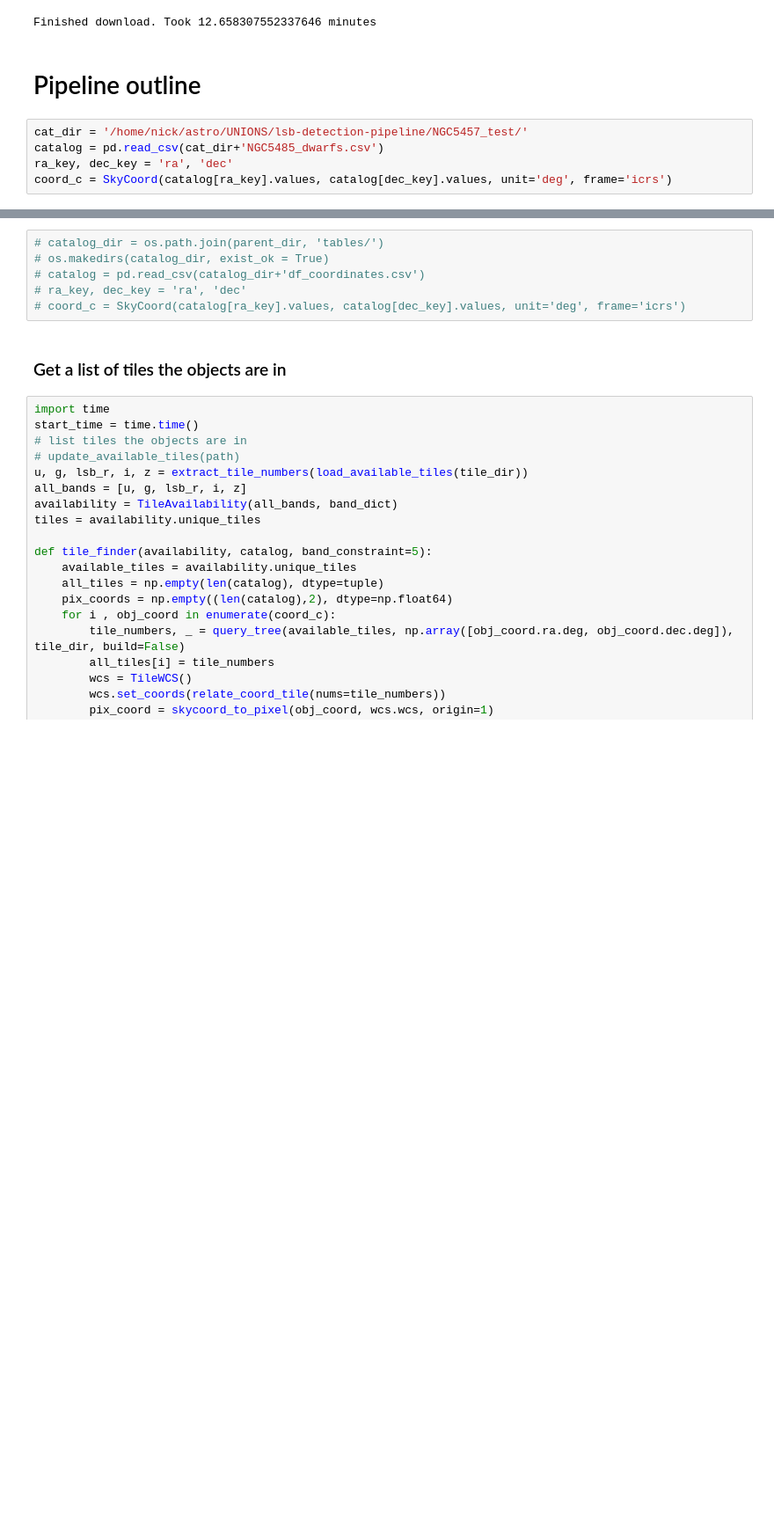
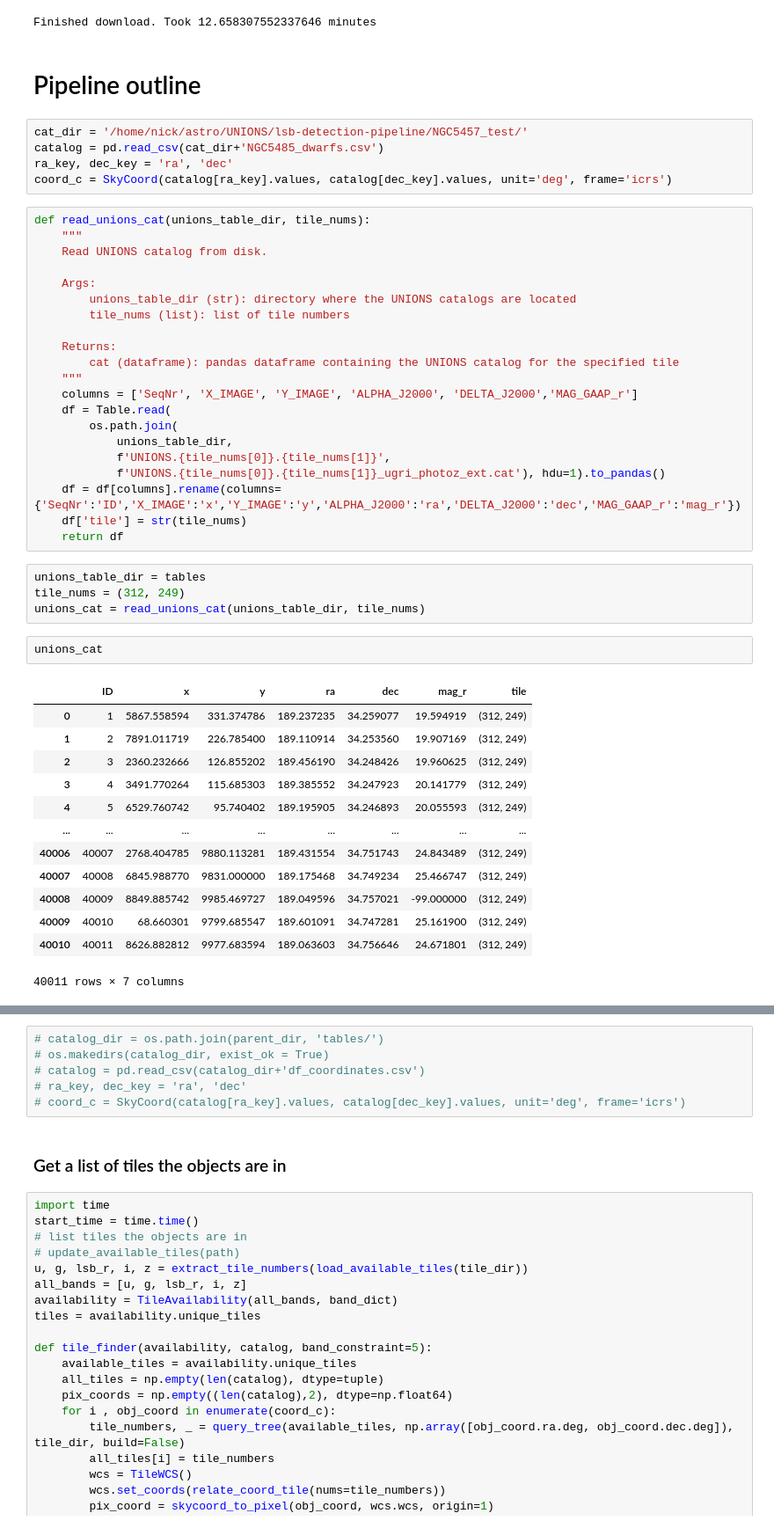
Before and after one commit to heesters-nick/TileSlicer, a Jupyter notebook: notebooks/download_data_make_cutouts.ipynb, the cells around one changed output, grey strips where cells are left out. Shown at 88% size. Cells and saved outputs as stored; diff of their text form; blank space fills up the shorter version.

Commit message:
implemented pipeline to do cutouts from unions catalogs

```diff
--- a/notebooks/download_data_make_cutouts.ipynb
+++ b/notebooks/download_data_make_cutouts.ipynb
@@ -517,3 +517,44 @@ cat_dir = '/home/nick/astro/UNIONS/lsb-detection-pipeline/NGC5457_test/'
 catalog = pd.read_csv(cat_dir+'NGC5485_dwarfs.csv')
 ra_key, dec_key = 'ra', 'dec'
 coord_c = SkyCoord(catalog[ra_key].values, catalog[dec_key].values, unit='deg', frame='icrs')
+# %%
+def read_unions_cat(unions_table_dir, tile_nums):
+    """
+    Read UNIONS catalog from disk.
+
+    Args:
+        unions_table_dir (str): directory where the UNIONS catalogs are located
+        tile_nums (list): list of tile numbers
+
+    Returns:
+        cat (dataframe): pandas dataframe containing the UNIONS catalog for the specified tile
+    """
+    columns = ['SeqNr', 'X_IMAGE', 'Y_IMAGE', 'ALPHA_J2000', 'DELTA_J2000','MAG_GAAP_r']
+    df = Table.read(
+        os.path.join(
+            unions_table_dir,
+            f'UNIONS.{tile_nums[0]}.{tile_nums[1]}',
+            f'UNIONS.{tile_nums[0]}.{tile_nums[1]}_ugri_photoz_ext.cat'), hdu=1).to_pandas()
+    df = df[columns].rename(columns={'SeqNr':'ID','X_IMAGE':'x','Y_IMAGE':'y','ALPHA_J2000':'ra','DELTA_J2000':'dec','MAG_GAAP_r':'mag_r'})
+    df['tile'] = str(tile_nums)
+    return df
+# %%
+unions_table_dir = tables
+tile_nums = (312, 249)
+unions_cat = read_unions_cat(unions_table_dir, tile_nums)
+# %%
+unions_cat
+# %% [output]
+|  | ID | x | y | ra | dec | mag_r | tile |
+| 0 | 1 | 5867.558594 | 331.374786 | 189.237235 | 34.259077 | 19.594919 | (312, 249) |
+| 1 | 2 | 7891.011719 | 226.785400 | 189.110914 | 34.253560 | 19.907169 | (312, 249) |
+| 2 | 3 | 2360.232666 | 126.855202 | 189.456190 | 34.248426 | 19.960625 | (312, 249) |
+| 3 | 4 | 3491.770264 | 115.685303 | 189.385552 | 34.247923 | 20.141779 | (312, 249) |
+| 4 | 5 | 6529.760742 | 95.740402 | 189.195905 | 34.246893 | 20.055593 | (312, 249) |
+| ... | ... | ... | ... | ... | ... | ... | ... |
+| 40006 | 40007 | 2768.404785 | 9880.113281 | 189.431554 | 34.751743 | 24.843489 | (312, 249) |
+| 40007 | 40008 | 6845.988770 | 9831.000000 | 189.175468 | 34.749234 | 25.466747 | (312, 249) |
+| 40008 | 40009 | 8849.885742 | 9985.469727 | 189.049596 | 34.757021 | -99.000000 | (312, 249) |
+| 40009 | 40010 | 68.660301 | 9799.685547 | 189.601091 | 34.747281 | 25.161900 | (312, 249) |
+| 40010 | 40011 | 8626.882812 | 9977.683594 | 189.063603 | 34.756646 | 24.671801 | (312, 249) |
+40011 rows × 7 columns
```
Also changed, not shown: parts of 10 cells of this notebook, 6 other files.
